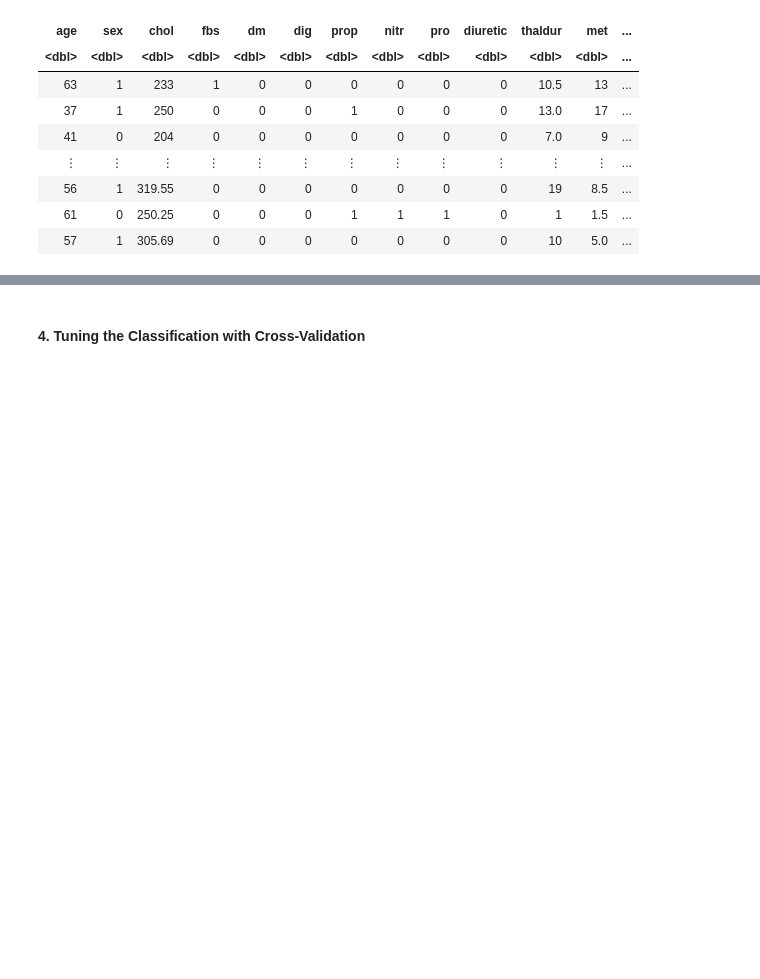
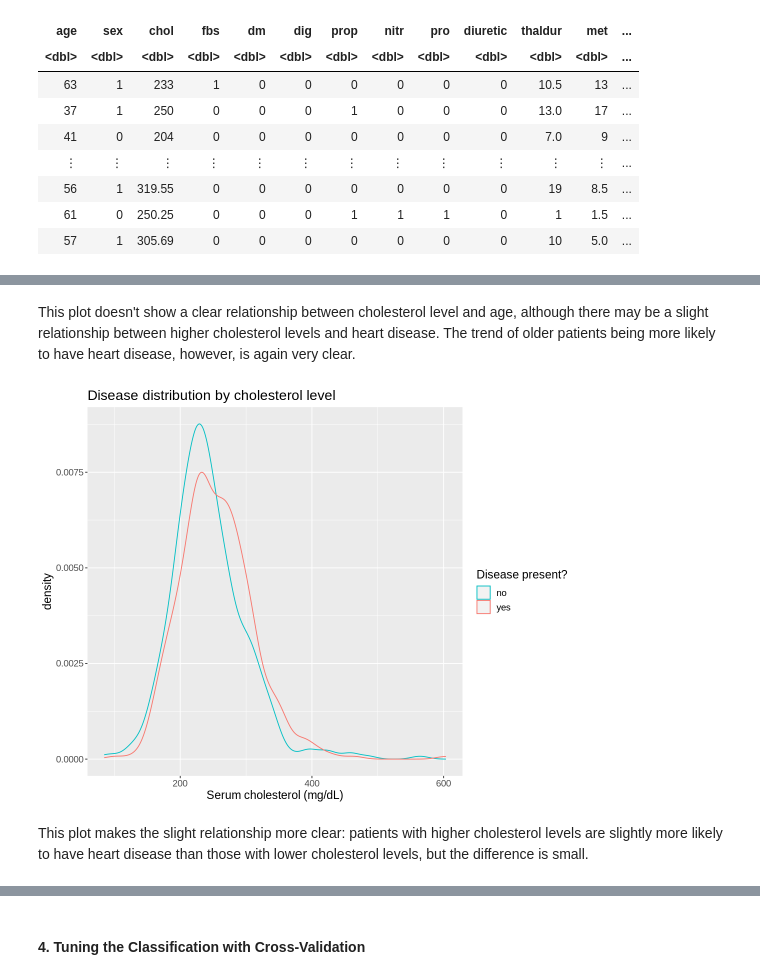
Before and after one commit to HUCKLEandtheSTALKER/DSCI100-jupyter-worksheets, a Jupyter notebook: project.ipynb, the cells around one changed output, grey strips where cells are left out. Saved outputs shown, nothing was run; the diff lists cells and outputs as text; code cells hidden in the pictures; blank space fills up the shorter version.

Commit message:
described visualizations

```diff
--- a/project.ipynb
+++ b/project.ipynb
@@ -227,0 +216,14 @@ met_vs_thalach
+# %% [markdown]
+This plot doesn't show a clear relationship between cholesterol level and age, although there may be a slight relationship between higher cholesterol levels and heart disease. The trend of older patients being more likely to have heart disease, however, is again very clear.
+# %%
+cholesterol <- heart_training |>
+    ggplot(aes(x = chol, colour = disease)) +
+        geom_density() +
+        scale_colour_hue(direction = -1) +
+        labs(x = "Serum cholesterol (mg/dL)", colour = "Disease present?", title = "Disease distribution by cholesterol level") +
+        theme(text = element_text(size = 14))
+cholesterol
+# %% [output]
+[figure, added]
+# %% [markdown]
+This plot makes the slight relationship more clear: patients with higher cholesterol levels are slightly more likely to have heart disease than those with lower cholesterol levels, but the difference is small.
```
Also changed, not shown: parts of 8 cells of this notebook.
